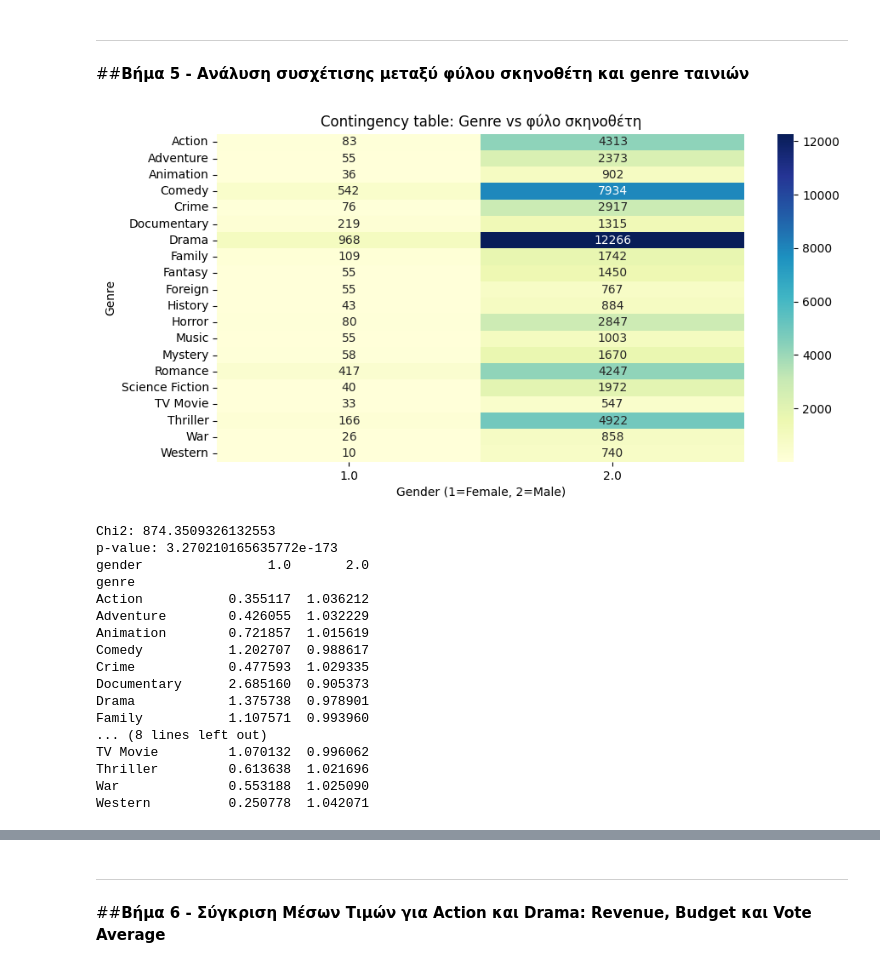
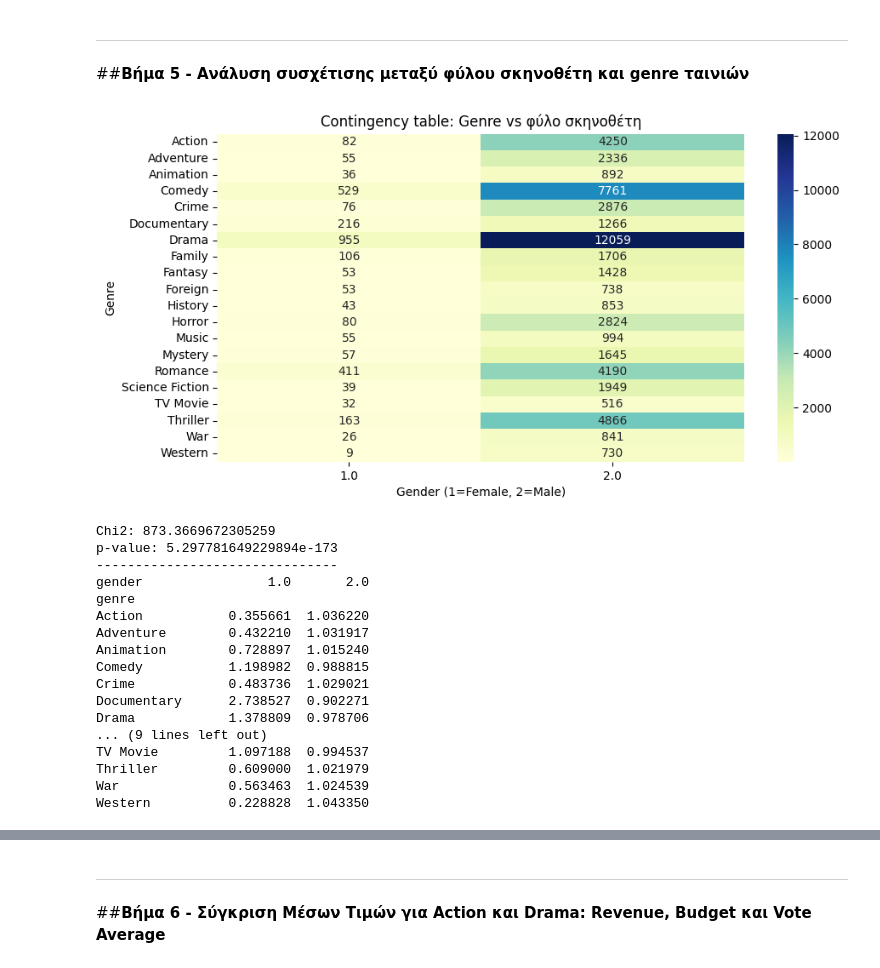
Before and after one commit to BillPapakyriakou/DataMining-Notebooks, a Jupyter notebook: assignment_1B.ipynb, the cells around one changed output, grey strips where cells are left out. Cells and saved outputs as stored; diff of their text form; code cells hidden in the pictures.

```diff
--- a/assignment_1B.ipynb
+++ b/assignment_1B.ipynb
@@ -317,10 +318,14 @@ import seaborn as sb
 from scipy.stats import chi2_contingency
 
 # παίρνουμε τα genres από το dataframe των ταινιών
-movies = pd.read_csv("sample_data/movies_metadata.csv", low_memory=False, on_bad_lines="skip")
+#movies = pd.read_csv("sample_data/movies_metadata.csv", low_memory=False, on_bad_lines="skip")
+movies = dataframe.copy()
 
 # μετατρέπει το πεδίο genres σε λίστα από dictionaries
 def parse_genres(x):
+    # αν η τιμή είναι λίστα, την κρατάμε
+    if isinstance(x, list):
+        return x
     if pd.isnull(x):  # αν η τιμή είναι NaN τότε return άδεια λίστα
         return []
     try:
@@ -373,51 +378,53 @@ credits = credits[credits['gender'].isin([1,2])]  # για να κρατάει
 
 # μετατροπή των δύο id σε string για να ταιριάξουν στο καινούριο dataframe
 movies_genres['id'] = movies_genres['id'].astype(str)
 credits['id'] = credits['id'].astype(str)
 
 # inner join των δύο dataset στο πεδίο id
 dataframe5 = pd.merge(movies_genres, credits[['id','gender']], on='id', how='inner')
 
 # δημιουργία contingency table
 contingency = pd.crosstab(dataframe5['genre'], dataframe5['gender'])
 
 # δημιουργία και plot του heatmap
 plt.figure(figsize=(10,5))
 sb.heatmap(contingency, annot=True, fmt="d", cmap="YlGnBu")  # εμφανίζει τις τιμές στο heatmap
 plt.xlabel("Gender (1=Female, 2=Male)")
 plt.ylabel("Genre")
 plt.title("Contingency table: Genre vs φύλο σκηνοθέτη")
 plt.show()
 
 # chi2-test και αποτελέσματα
 # εξετάζει τη συσχέτιση μεταξύ του φύλου του σκηνοθέτη και του είδος της ταινίας που σκηνοθετούν
 chi2, p, dof, expected = chi2_contingency(contingency)
+print("")
 print("Chi2:", chi2)
 print("p-value:", p)  # αν το p-value είναι πολύ μικρό (πχ < 0.05) υπάρχει σημαντική συσχέτιση
+print("-------------------------------")
 
 # υπολογισμός lift και αποτελέσματα
 # δείχνει σε ποιο βαθμό εμφανίζονται τα ζευγάρια είδος - φύλλο σκηνοθέτη
 lift = contingency / expected
 print(lift)
 # %% [output]
-[figure, old version]
+[figure, new version]
-Chi2: 874.3509326132553
-p-value: 3.270210165635772e-173
+Chi2: 873.3669672305259
+p-value: 5.297781649229894e-173
+-------------------------------
 gender                1.0       2.0
 genre
-Action           0.355117  1.036212
-Adventure        0.426055  1.032229
-Animation        0.721857  1.015619
-Comedy           1.202707  0.988617
-Crime            0.477593  1.029335
-Documentary      2.685160  0.905373
-Drama            1.375738  0.978901
-Family           1.107571  0.993960
-... (8 lines left out)
-TV Movie         1.070132  0.996062
-Thriller         0.613638  1.021696
-War              0.553188  1.025090
-Western          0.250778  1.042071
+Action           0.355661  1.036220
+Adventure        0.432210  1.031917
+Animation        0.728897  1.015240
+Comedy           1.198982  0.988815
+Crime            0.483736  1.029021
+Documentary      2.738527  0.902271
+Drama            1.378809  0.978706
+... (9 lines left out)
+TV Movie         1.097188  0.994537
+Thriller         0.609000  1.021979
+War              0.563463  1.024539
+Western          0.228828  1.043350
 # %% [markdown]
 ### Ανάλυση αποτελεσμάτων
 
```
Also changed, not shown: parts of 10 cells of this notebook.
